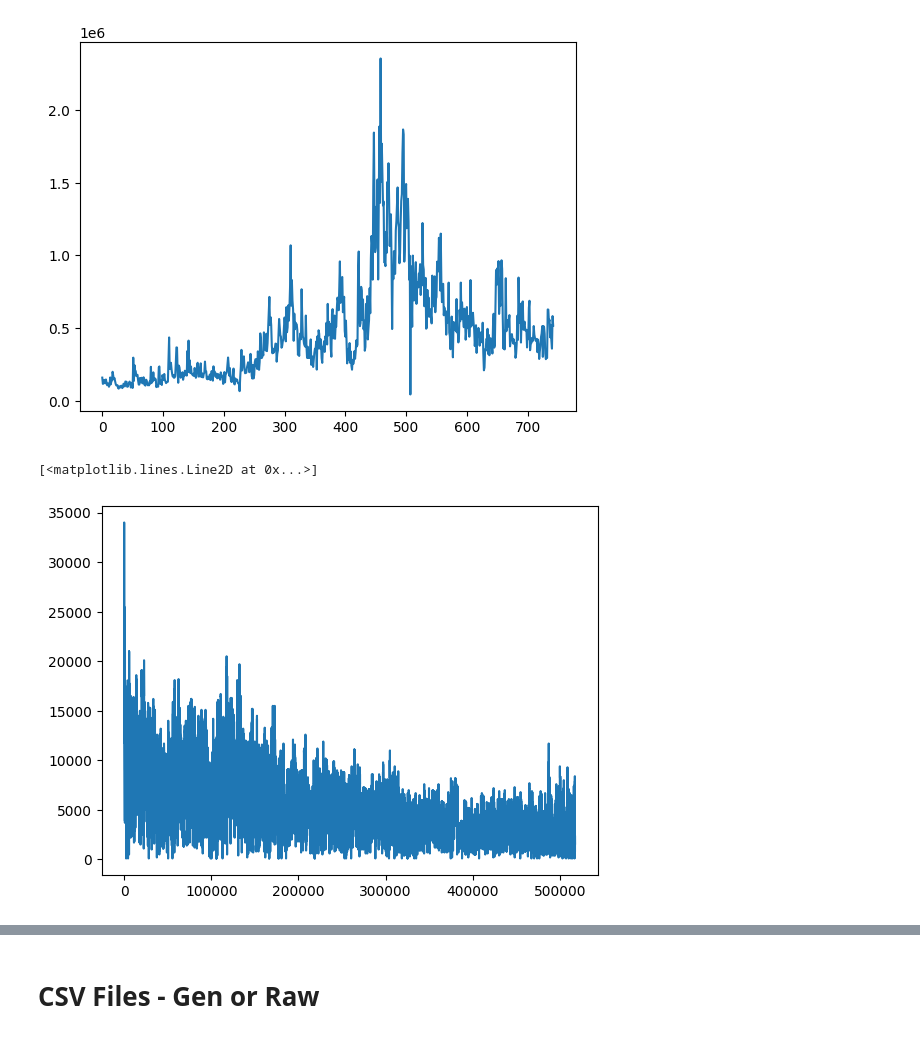
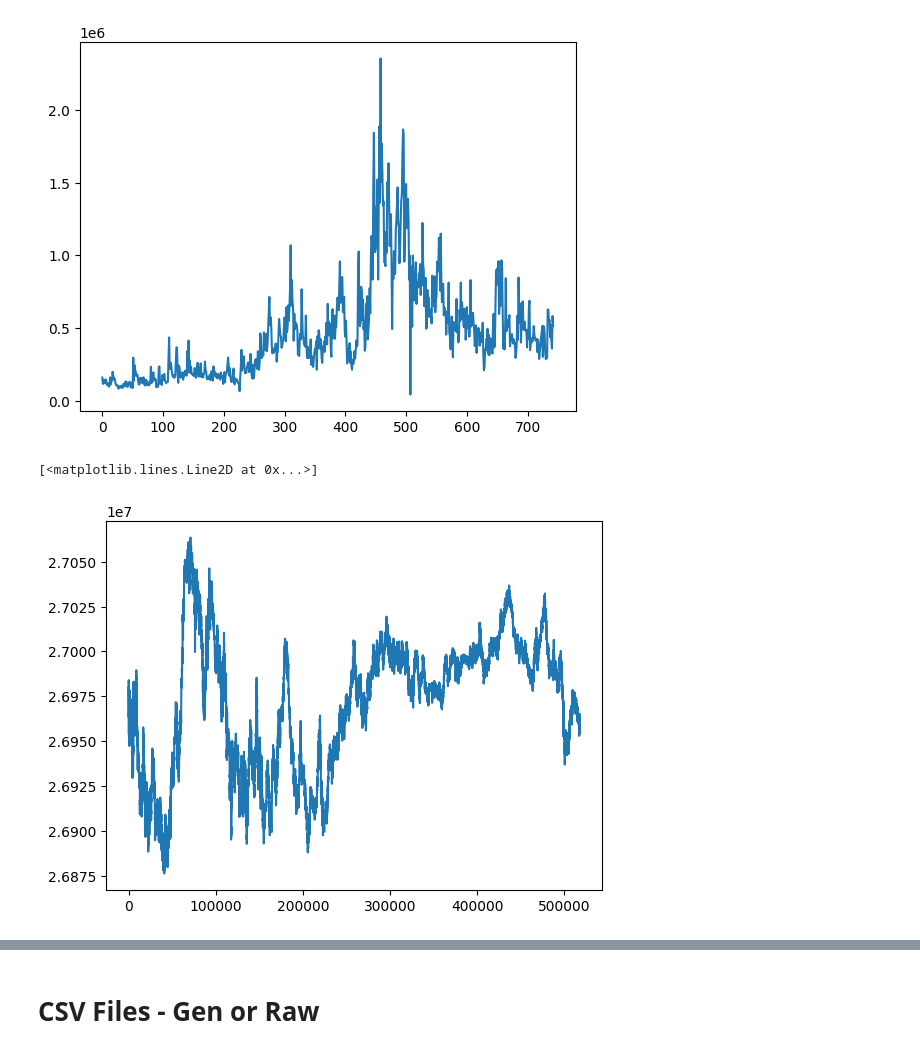
Before and after one commit to george-nigm/LOBS5, a Jupyter notebook: data_inspection.ipynb, the cells around one changed output, grey strips where cells are left out. Drawn from its saved outputs; the diff is of its cells as text; code cells hidden in the pictures.

```diff
--- a/data_inspection.ipynb
+++ b/data_inspection.ipynb
@@ -32,8 +27,8 @@ sys.path
 # %% [markdown]
 # Processed input data
 # %%
-msg_files = sorted(glob("/data1/sascha/data/GOOG2017to2019/" + '*message*.npy'))
-book_files = sorted(glob("/data1/sascha/data/GOOG2017to2019/" + '*orderbook*.npy'))
+msg_files = sorted(glob("/homes/80/kang/LOBS5/GOOG2017to2019/" + '*message*.npy'))
+book_files = sorted(glob("/homes/80/kang/LOBS5/GOOG2017to2019/" + '*orderbook*.npy'))
 print(len(msg_files))
 max(1, int(len(msg_files) * 0.1))
 # %% [output]
@@ -88,18 +57,20 @@ b_lob_dropped.reset_index().drop(columns='index')
 # %%
-spreads,n_msg=[],[]
+spreads,n_msg,mid=[],[],[]
 
 for bookfile,msgfile in zip(book_files,msg_files):
     b=np.load(bookfile)
     m=np.load(msgfile)
     b=b[1:]
-    b=b[(m[:,8]>=34200) & (m[:,8]<57600) ]
     spread=(b[:,1]-b[:,3]).mean()
     spreads.append(spread)
+
+    pricerange=m[:,3].max()-m[:,3].min()
     if spread > 1e6:
         print(b[:,1]-b[:,3])
         print(b[:,1],b[:,3])
         break
     n_msg.append(b.shape[0])
+    mid.append(((b[:,1]+b[:,3])/2).mean())
 
 plt.plot(spreads)
 plt.figure()
@@ -109,7 +80,7 @@ plt.plot(n_msg)
 [figure]
 [figure]
 # %%
-plt.plot((b[:,1]-b[:,3]))
+plt.plot((b[:,1]+b[:,3]))
 # %% [output]
 [<matplotlib.lines.Line2D at 0x...>]
-[figure, old version]
+[figure, new version]
```
Also changed, not shown: parts of 8 cells of this notebook, 4 other files.
